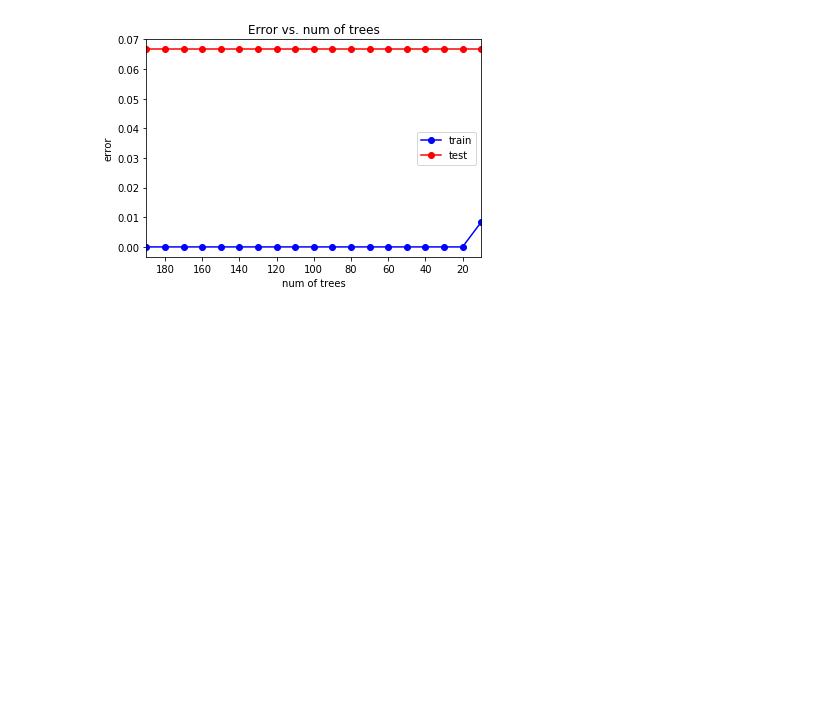
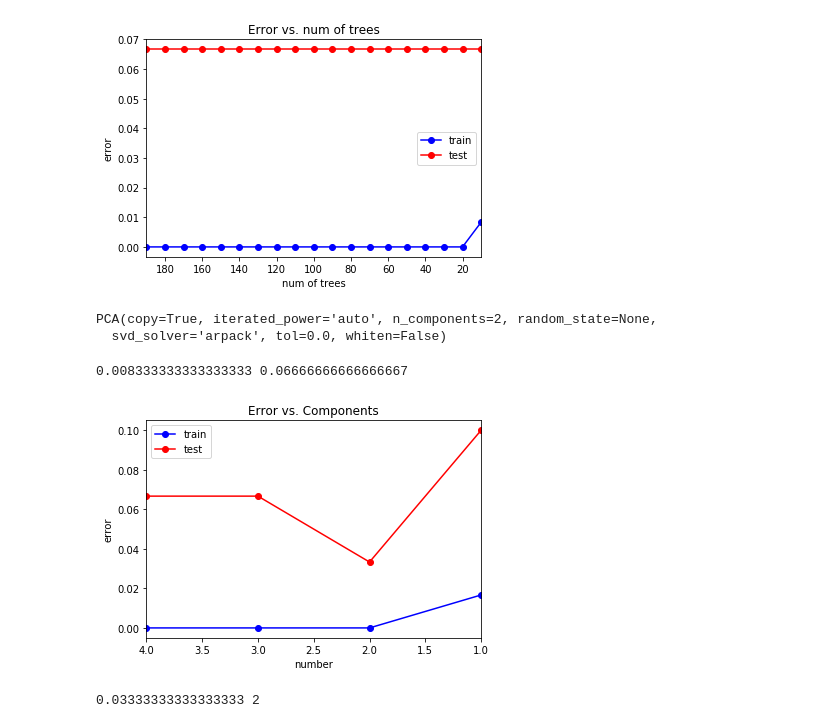
Before and after one commit to Regmir/MachineLearning, a Jupyter notebook: iris.ipynb, the cells around one changed output. Cells and saved outputs as stored; diff of their text form; code cells hidden in the pictures; blank space fills up the shorter version.

```diff
--- a/iris.ipynb
+++ b/iris.ipynb
@@ -550,3 +550,58 @@ plt.legend()
 pass
 # %% [output]
 [figure]
+# %%
+from sklearn.decomposition import PCA
+PCA = PCA(n_components=2, svd_solver='arpack')
+PCA_train = PCA.fit_transform(x_train)
+PCA_test = PCA.fit_transform(x_test)
+PCA
+# %% [output]
+PCA(copy=True, iterated_power='auto', n_components=2, random_state=None,
+  svd_solver='arpack', tol=0.0, whiten=False)
+# %%
+from sklearn import ensemble
+RF = ensemble.RandomForestClassifier(n_estimators = 10)
+RF.fit(PCA_train, y_train)
+y_train_pred = RF.predict(PCA_train)
+y_test_pred = RF.predict(PCA_test)
+err_train = np.mean(y_train != y_train_pred)
+err_test  = np.mean(y_test  != y_test_pred)
+print(err_train, err_test)
+# %% [output]
+0.008333333333333333 0.06666666666666667
+# %%
+from sklearn import ensemble
+from sklearn import decomposition
+comp_arr = np.arange(1, 5, 1)
+test_err = []
+train_err = []
+for comp in comp_arr:
+    PCA = decomposition.PCA(n_components=int(comp))
+    PCA_train = PCA.fit_transform(x_train)
+    PCA_test = PCA.fit_transform(x_test)
+    RF = ensemble.RandomForestClassifier(n_estimators = 10)
+    RF.fit(PCA_train, y_train)
+    y_train_pred = RF.predict(PCA_train)
+    y_test_pred = RF.predict(PCA_test)
+
+    train_err.append(np.mean(y_train != y_train_pred))
+    test_err.append(np.mean(y_test != y_test_pred))
+
+plt.plot(comp_arr, train_err, 'b-o', label = 'train')
+plt.plot(comp_arr, test_err, 'r-o', label = 'test')
+plt.xlim([np.max(comp_arr), np.min(comp_arr)])
+plt.title('Error vs. Components')
+plt.xlabel('number')
+plt.ylabel('error')
+plt.legend()
+pass
+# %% [output]
+[figure, added]
+# %%
+min_test_err = np.min(test_err)
+comp_opt = comp_arr[test_err == min_test_err]
+comp_opt = comp_opt[0]
+print(min_test_err, comp_opt)
+# %% [output]
+0.03333333333333333 2
```
Also changed, not shown: parts of 1 cell of this notebook.
